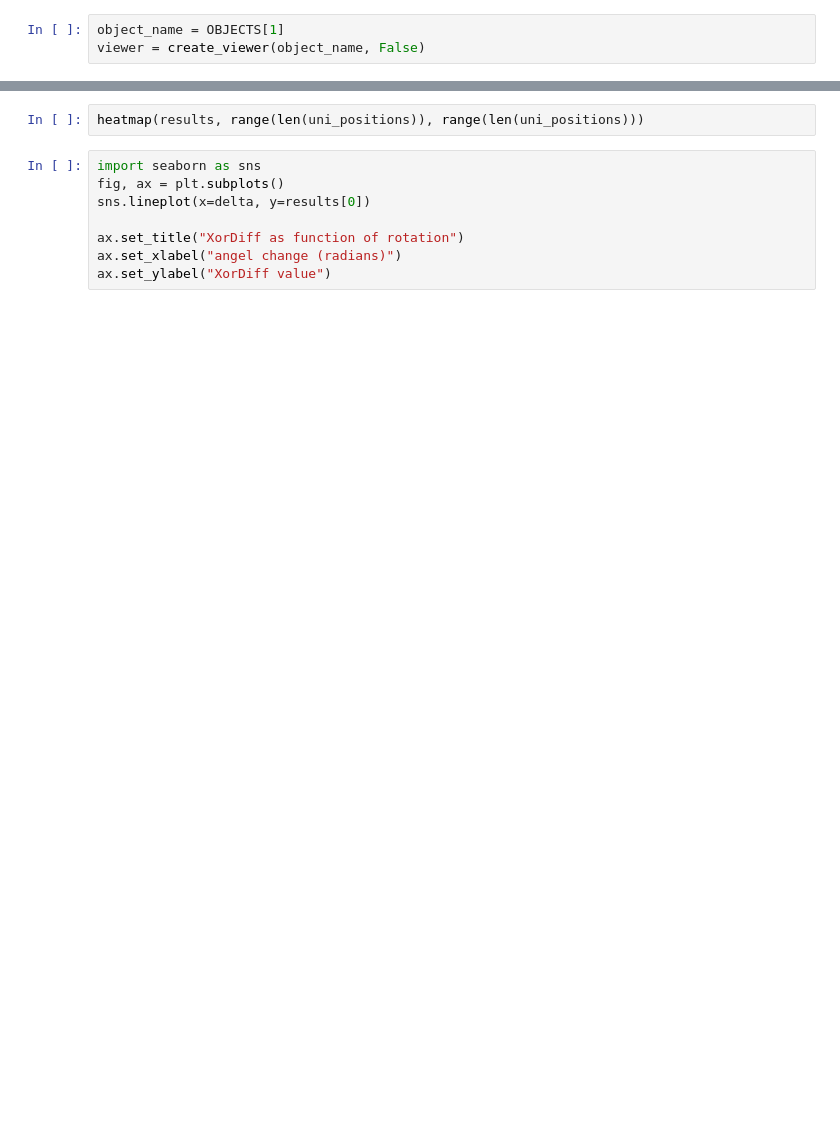
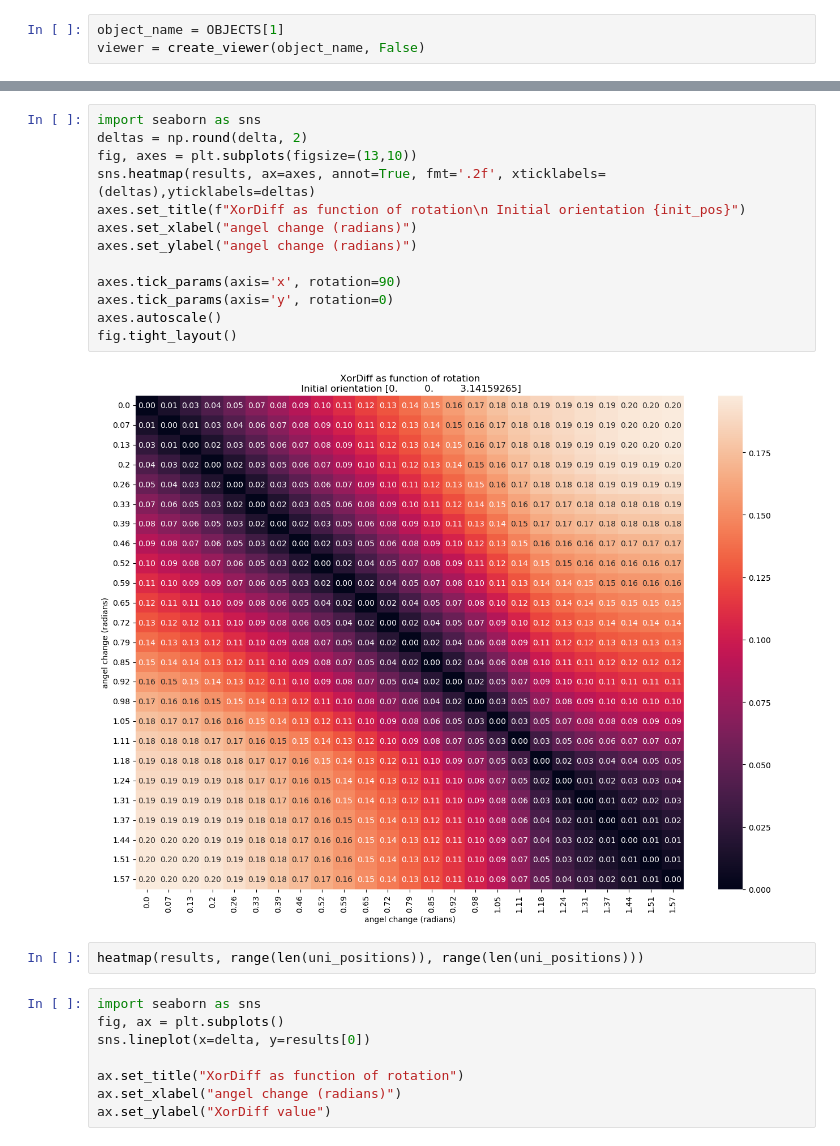
Before and after one commit to giladfrid009/3DoF-Orient-Detection, a Jupyter notebook: loss_evaluator.ipynb, the cells around one changed output, grey strips where cells are left out. Saved outputs shown, nothing was run; the diff lists cells and outputs as text; blank space fills up the shorter version.

```diff
--- a/loss_evaluator.ipynb
+++ b/loss_evaluator.ipynb
@@ -189,3 +169,18 @@ AssertionError:
+# %%
+import seaborn as sns
+deltas = np.round(delta, 2)
+fig, axes = plt.subplots(figsize=(13,10))
+sns.heatmap(results, ax=axes, annot=True, fmt='.2f', xticklabels=(deltas),yticklabels=deltas)
+axes.set_title(f"XorDiff as function of rotation\n Initial orientation {init_pos}")
+axes.set_xlabel("angel change (radians)")
+axes.set_ylabel("angel change (radians)")
+
+axes.tick_params(axis='x', rotation=90)
+axes.tick_params(axis='y', rotation=0)
+axes.autoscale()
+fig.tight_layout()
+# %% [output]
+[figure, added]
 # %%
 heatmap(results, range(len(uni_positions)), range(len(uni_positions)))
 # %%
```
Also changed, not shown: parts of 6 cells of this notebook.
